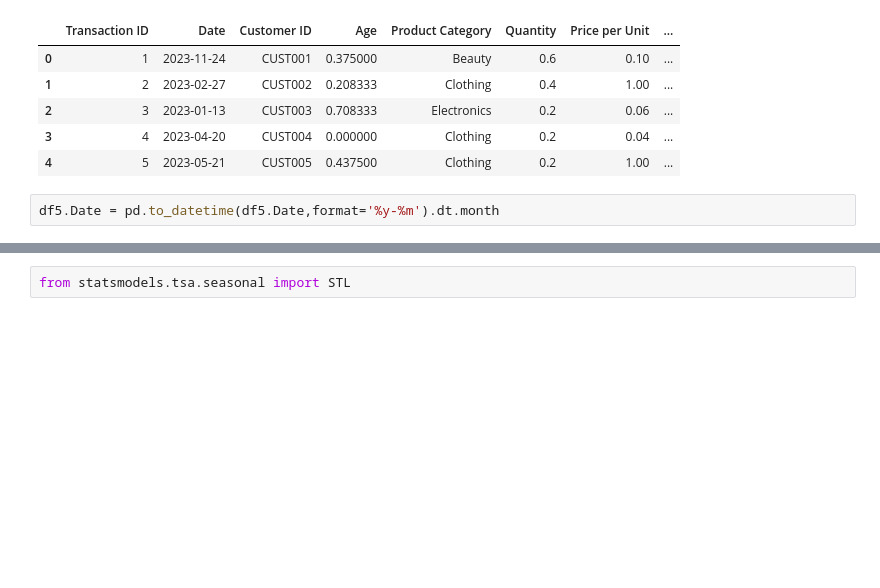
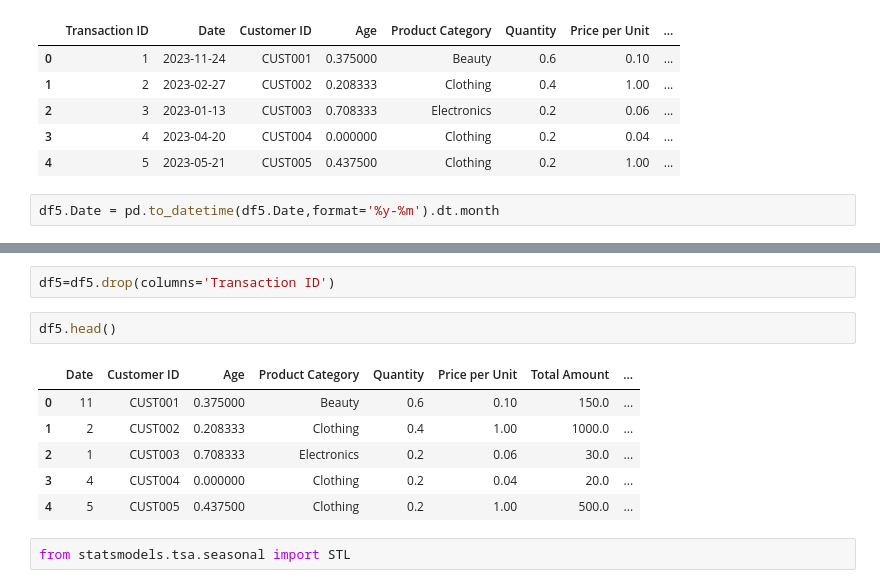
Before and after one commit to IliasMaz/DataScience-Project, a Jupyter notebook: project.ipynb, the cells around one changed output, grey strips where cells are left out. Saved outputs shown, nothing was run; the diff lists cells and outputs as text; blank space fills up the shorter version.

```diff
--- a/project.ipynb
+++ b/project.ipynb
@@ -1090,3 +1102,14 @@ df5.head()
+# %%
+df5=df5.drop(columns='Transaction ID')
+# %%
+df5.head()
+# %% [output]
+|  | Date | Customer ID | Age | Product Category | Quantity | Price per Unit | Total Amount | ... |
+| 0 | 11 | CUST001 | 0.375000 | Beauty | 0.6 | 0.10 | 150.0 | ... |
+| 1 | 2 | CUST002 | 0.208333 | Clothing | 0.4 | 1.00 | 1000.0 | ... |
+| 2 | 1 | CUST003 | 0.708333 | Electronics | 0.2 | 0.06 | 30.0 | ... |
+| 3 | 4 | CUST004 | 0.000000 | Clothing | 0.2 | 0.04 | 20.0 | ... |
+| 4 | 5 | CUST005 | 0.437500 | Clothing | 0.2 | 1.00 | 500.0 | ... |
 # %%
 from statsmodels.tsa.seasonal import STL
 # %%
```
Also changed, not shown: parts of 5 cells of this notebook.
